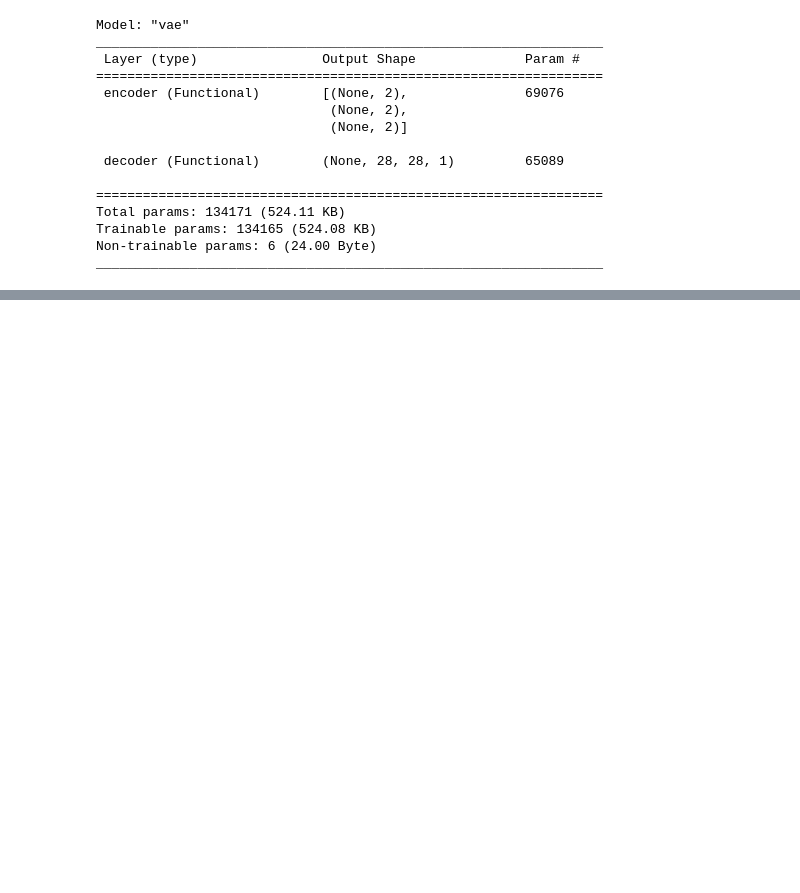
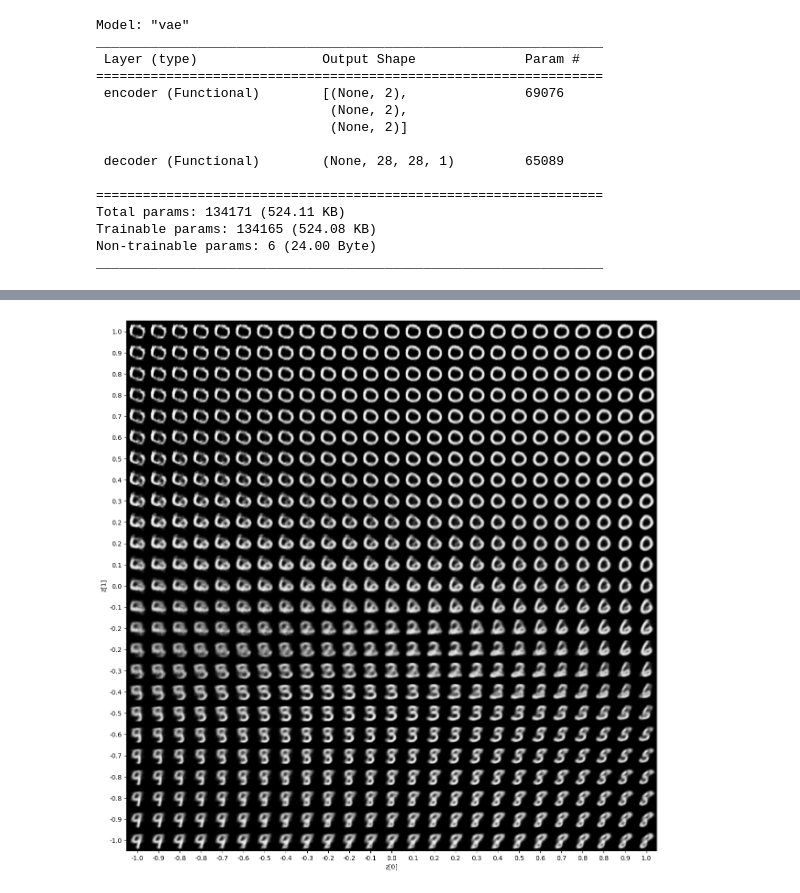
Before and after one commit to ghif/keras-poc, a Jupyter notebook: 6-vae-inference.ipynb, the cells around one changed output, grey strips where cells are left out. Drawn from its saved outputs; the diff is of its cells as text; code cells hidden in the pictures; blank space fills up the shorter version.

Commit message:
models

```diff
--- a/6-vae-inference.ipynb
+++ b/6-vae-inference.ipynb
@@ -63,2 +63,3 @@ Xg shape: (100, 28, 28, 1)
 # %%
-#U.plot_latent_space(model, n=10, figsize=15)
+U.plot_latent_space(model, n=25, figsize=15)
+# %% [output]
@@ -64,0 +83 @@ Xg shape: (100, 28, 28, 1)
+[figure, added]
```
Also changed, not shown: parts of 2 cells of this notebook, 2 other files.
